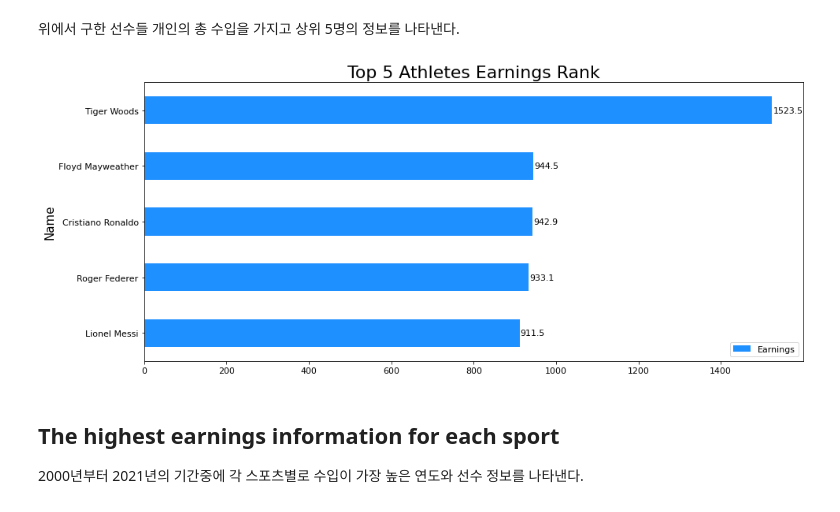
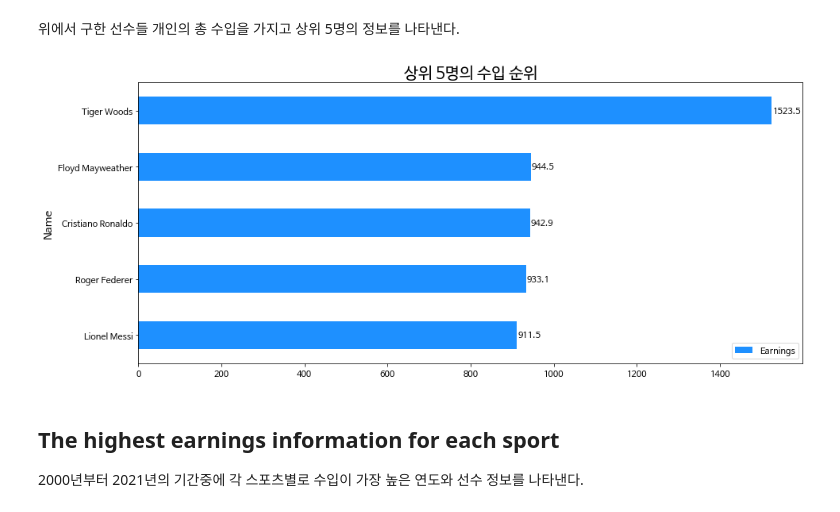
Before and after one commit to gjsin1105/DAP__, a Jupyter notebook: FinalProject.ipynb, the cells around one changed output. Drawn from its saved outputs; the diff is of its cells as text; code cells hidden in the pictures.

```diff
--- a/FinalProject.ipynb
+++ b/FinalProject.ipynb
@@ -11,8 +34,7 @@ import numpy as np
 import pandas as pd
 import matplotlib.pyplot as plt
 import seaborn as sns
-import matplotlib
-plt.rcParams["font.family"] = "NanumGothic"
+plt.rc('font', family='NanumBarunGothic')
 # %% [markdown]
 선수들의 정보를 저장한 데이터를 가져온다.
 # %%
@@ -121,15 +143,15 @@ Name: Earnings, Length: 429, dtype: float64
 # %%
 top = pd.DataFrame(athlete_total)
 topincome = top.iloc[len(athlete_total)-5:len(athlete_total)+1]
 plt.rc('font', size=11)
-plt.rc('axes', titlesize=22)
-plt.rc('axes', labelsize=15)
-ax = topincome.plot(kind='barh', figsize=(15, 6.5), title='Top 5 Athletes Earnings Rank', color='dodgerblue', grid=False)
+plt.rc('axes', titlesize=20)
+plt.rc('axes', labelsize=14)
+ax = topincome.plot(kind='barh', figsize=(15, 6.5), title='상위 5명의 수입 순위', color='dodgerblue', grid=False)
 for p in ax.patches:
     x, y, width, height = p.get_bbox().bounds
     ax.text(width*1.002, y+height/2, "%.1f"%(width), va='center')
 # %% [output]
-[figure, old version]
+[figure, new version]
 # %% [markdown]
 ## The highest earnings information for each sport
 2000년부터 2021년의 기간중에 각 스포츠별로 수입이 가장 높은 연도와 선수 정보를 나타낸다.
```
Also changed, not shown: parts of 7 cells of this notebook.
